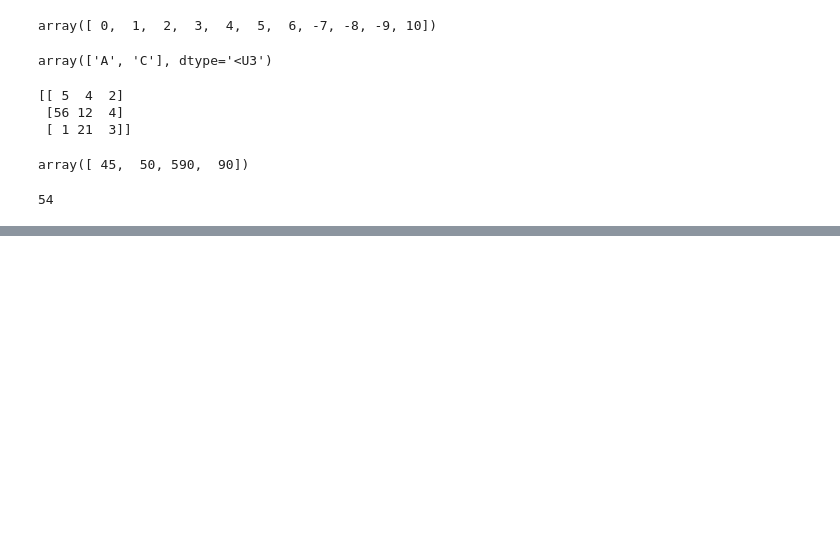
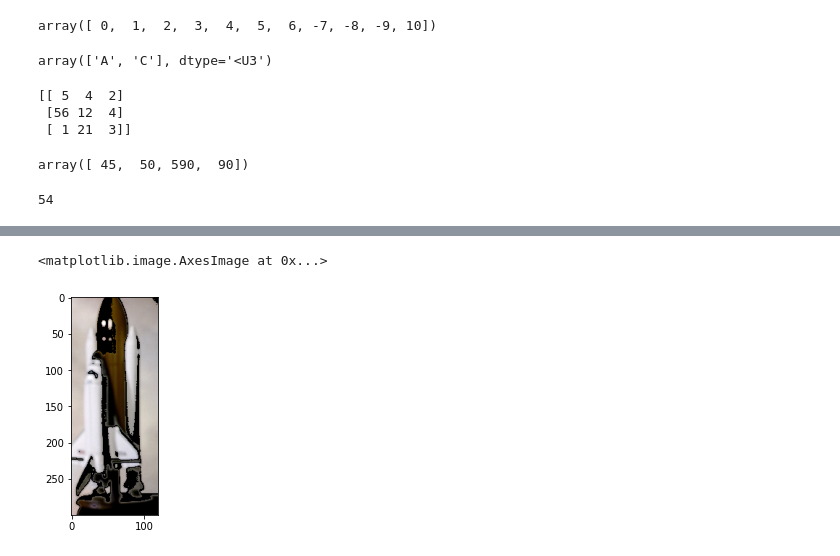
Before and after one commit to bhadreshpsavani/ExploringDataScience, a Jupyter notebook: DataScience_Numpy.ipynb, the cells around one changed output, grey strips where cells are left out. Drawn from its saved outputs; the diff is of its cells as text; code cells hidden in the pictures; blank space fills up the shorter version.

```diff
--- a/DataScience_Numpy.ipynb
+++ b/DataScience_Numpy.ipynb
@@ -223,0 +366,7 @@ arr[np.abs(arr-nearest_to).argmin()]
+# %%
+img_slice[np.greater_equal(img_slice[:,:,0],100) & np.less_equal(img_slice[:,:,0],150)] = 0
+plt.figure()
+plt.imshow(img_slice)
+# %% [output]
+<matplotlib.image.AxesImage at 0x...>
+[figure, added]
```
Also changed, not shown: parts of 26 cells of this notebook.
